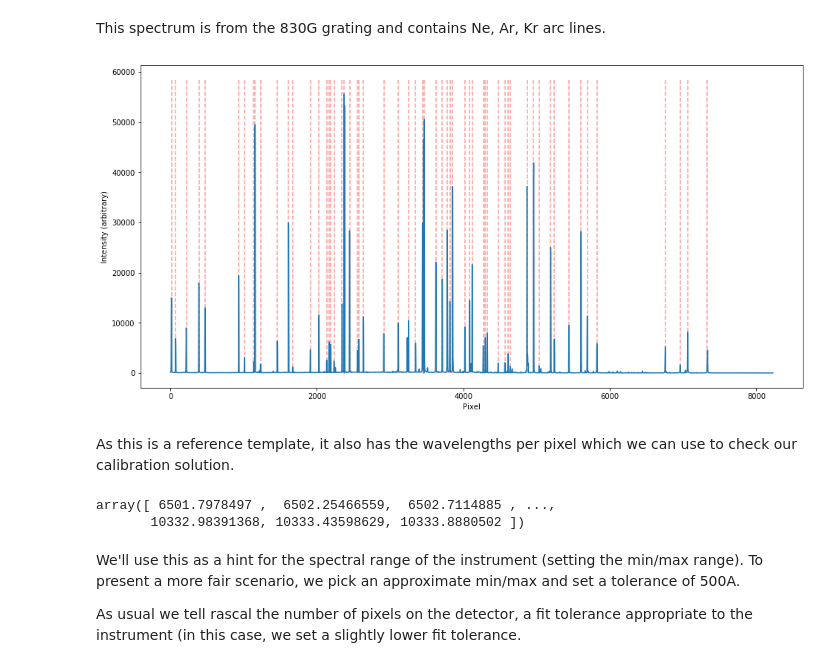
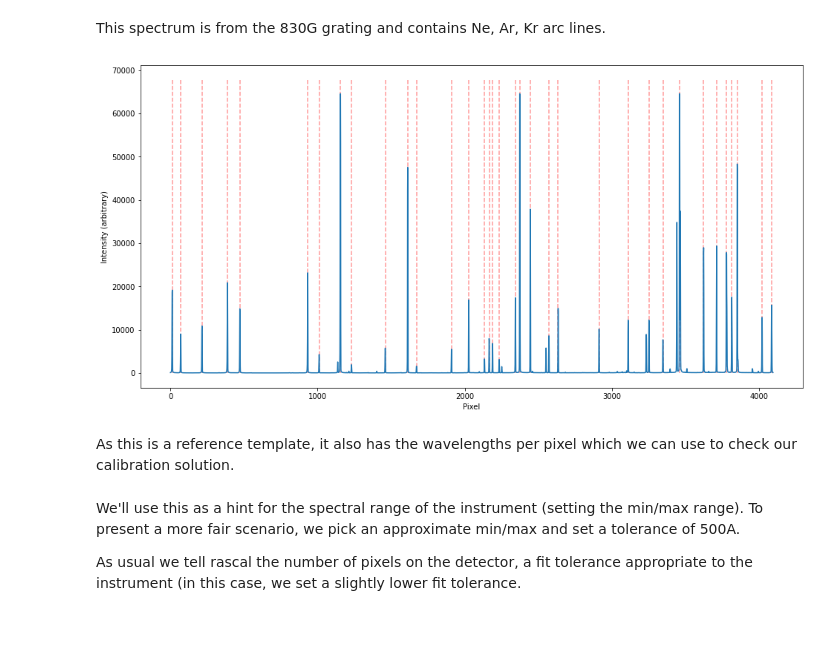
Before and after one commit to jveitchmichaelis/rascal, a Jupyter notebook: examples/example_Keck_DEIMOS_830G.ipynb, the cells around one changed output. Saved outputs shown, nothing was run; the diff lists cells and outputs as text; code cells hidden in the pictures; blank space fills up the shorter version.

```diff
--- a/examples/example_Keck_DEIMOS_830G.ipynb
+++ b/examples/example_Keck_DEIMOS_830G.ipynb
@@ -23,34 +15,31 @@ spectrum = fits.open(data_path)[1].data
+# %%
+spectrum = json.load(open('data_keck_deimos/keck_deimos_830g_l_PYPIT.json'))
 # %% [markdown]
 This spectrum is from the 830G grating and contains Ne, Ar, Kr arc lines.
 # %%
-flux = spectrum['flux']
+flux = spectrum['spec']
 
 peaks, _ = find_peaks(flux, prominence=1000, distance=20)
-refined_peaks = refine_peaks(flux, peaks, window_width=3)
+peaks_refined = refine_peaks(flux, peaks, window_width=3)
 
 intensity_range = max(flux) - min(flux)
 fig = plt.figure(figsize=(16,8))
 ax = fig.add_subplot("110")
 ax.plot(flux)
 
-ax.vlines(refined_peaks,
+ax.vlines(peaks_refined,
           0,
           max(flux)+0.05*intensity_range,
           linestyle='dashed',
           alpha=0.4,
           color='red')
 plt.xlabel("Pixel")
 plt.ylabel("Intensity (arbitrary)")
 plt.show()
 # %% [output]
-[figure, old version]
+[figure, new version]
 # %% [markdown]
 As this is a reference template, it also has the wavelengths per pixel which we can use to check our calibration solution.
-# %%
-spectrum['wave']
-# %% [output]
-array([ 6501.7978497 ,  6502.25466559,  6502.7114885 , ...,
-       10332.98391368, 10333.43598629, 10333.8880502 ])
 # %% [markdown]
 We'll use this as a hint for the spectral range of the instrument (setting the min/max range). To present a more fair scenario, we pick an approximate min/max and set a tolerance of 500A.
 
```
Also changed, not shown: parts of 14 cells of this notebook, 12 other files.
